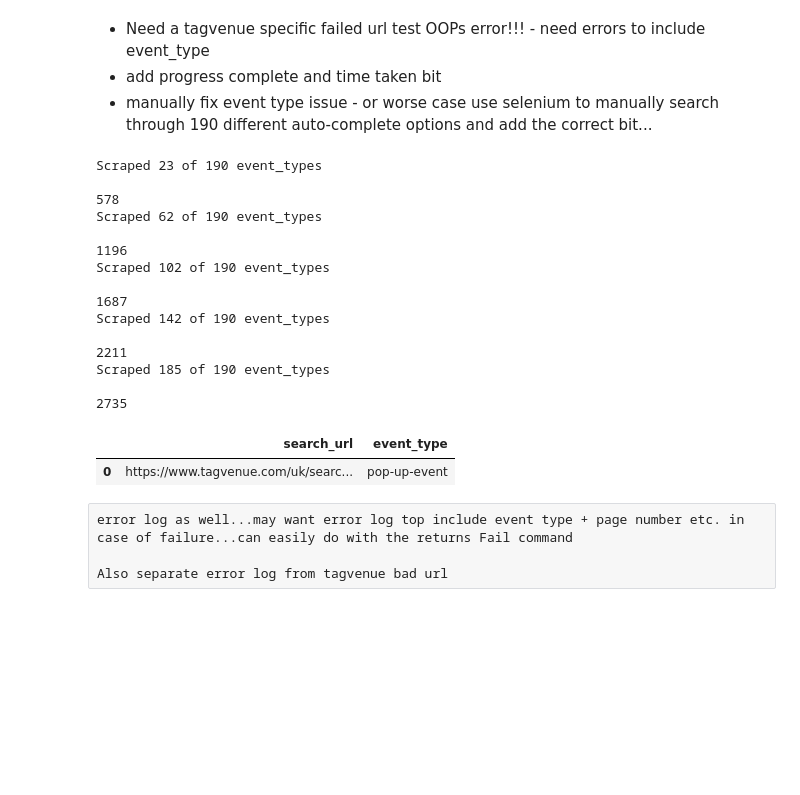
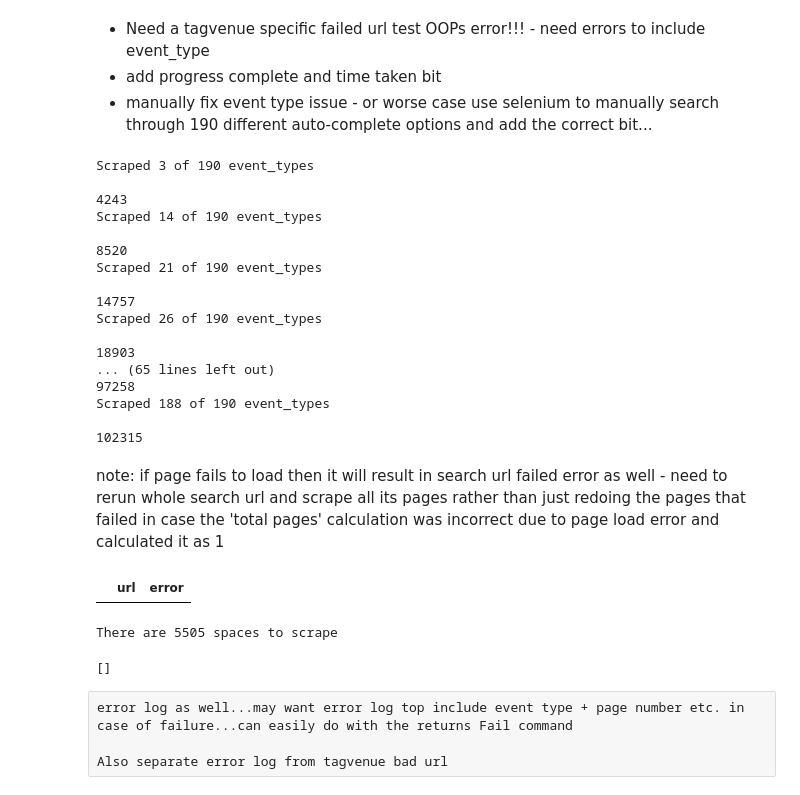
Before and after one commit to rhart-rup/London-Venue-Hire-Price-Prediction, a Jupyter notebook: Tag_Venue_Scrape.ipynb, the cells around one changed output. Drawn from its saved outputs; the diff is of its cells as text; code cells hidden in the pictures; blank space fills up the shorter version.

Commit message:
Add progress update for space url scrape

```diff
--- a/Tag_Venue_Scrape.ipynb
+++ b/Tag_Venue_Scrape.ipynb
@@ -76,12 +74,12 @@ The function has some extra features detailed below:
 # than 30 seconds to load
 driver.set_page_load_timeout(30)
 # Initialise error log for page loading
-load_page_error_log = []
+scraping_error_log = []
 # Note - the below function returns True when no errors occur
 # during page load and is designed to be put within an 'if'
 # i.e. if(load_page(url)): to only do the steps in the 'if'
 # when the page load doesn't have errors
-def load_page(url, main_url=0):
+def load_page(url):
     """Load provided url in chrome then sleep for interval of time.
 
     Handles and logs timout and connection errors. Calculates
@@ -96,8 +94,6 @@ def load_page(url, main_url=0):
     Returns -- True if page load was successful, returns False if there
     was an error
     """
-    # if no main_url provided, set main_url to url
-    if (main_url == 0): main_url = url
 
     try:
         # Loads url in chrome and calculates the time it took to load page
@@ -123,12 +119,12 @@ def load_page(url, main_url=0):
             wait_time_till_next_request = wait_time_calculation(page_load_time)
             time.sleep(wait_time_till_next_request)
         except TimeoutException:
-            error_log.append([main_url, url,
+            scraping_error_log.append([url,
                               'page failed to load, web page timed out'])
             # Returns False to indicate page load had an error
             return False
         except WebDriverException:
-            error_log.append([main_url, url,
+            scraping_error_log.append([url,
                               'page failed to load, no internet connection'])
             # Returns False to indicate page load had an error
             return False
@@ -244,9 +270,9 @@ def get_space_urls():
 # %%
 space_urls = []
 time_last_update = time.time()
-total_event_types = len(event_types)
+total_event_types = len(url_event_types)
 
-for event_number, event_type in enumerate(event_types):
+for event_number, event_type in enumerate(url_event_types):
     if (time.time() - time_last_update > backup_interval):
         print(f"Scraped {event_number - 1} of {total_event_types} event_types", ' \n')
         time_last_update = time.time()
@@ -263,33 +289,43 @@ for event_number, event_type in enumerate(event_types):
             #print('page', current_page + 1)
             load_page(search_url)
 # %% [output]
-Scraped 23 of 190 event_types
+Scraped 3 of 190 event_types
 
-578
-Scraped 62 of 190 event_types
+4243
+Scraped 14 of 190 event_types
 
-1196
-Scraped 102 of 190 event_types
+8520
+Scraped 21 of 190 event_types
 
-1687
-Scraped 142 of 190 event_types
+14757
+Scraped 26 of 190 event_types
 
-2211
-Scraped 185 of 190 event_types
+18903
+... (65 lines left out)
+97258
+Scraped 188 of 190 event_types
 
-2735
+102315
+# %% [markdown]
+note: if page fails to load then it will result in search url failed error as well - need to rerun whole search url and scrape all its pages rather than just redoing the pages that failed in case the 'total pages' calculation was incorrect due to page load error and calculated it as 1
 # %%
-get_urls_errors = pd.DataFrame(get_urls_error_log, columns = ['search_url','event_type'])
+scrape_errors = pd.DataFrame(scraping_error_log, columns = ['url','error'])
 # Function to make urls clickable in jupyter
 def make_clickable(val):
     return '<a href="{}">{}</a>'.format(val,val)
 
-get_urls_errors.style.format({'search_url': make_clickable})
+scrape_errors.style.format({'url': make_clickable})
 # %% [output]
-|  | search_url | event_type |
-| 0 | https://www.tagvenue.com/uk/searc... | pop-up-event |
+|  | url | error |
 # %%
-remove dupliocates on space urls...
+space_urls_unique = list(set(space_urls))
+print(f"There are {len(space_urls_unique)} spaces to scrape")
+# %% [output]
+There are 5505 spaces to scrape
+# %%
+get_space_urls()
+# %% [output]
+[]
 # %% [raw]
 error log as well...may want error log top include event type + page number etc. in case of failure...can easily do with the returns Fail command
 
```
Also changed, not shown: parts of 15 cells of this notebook.
